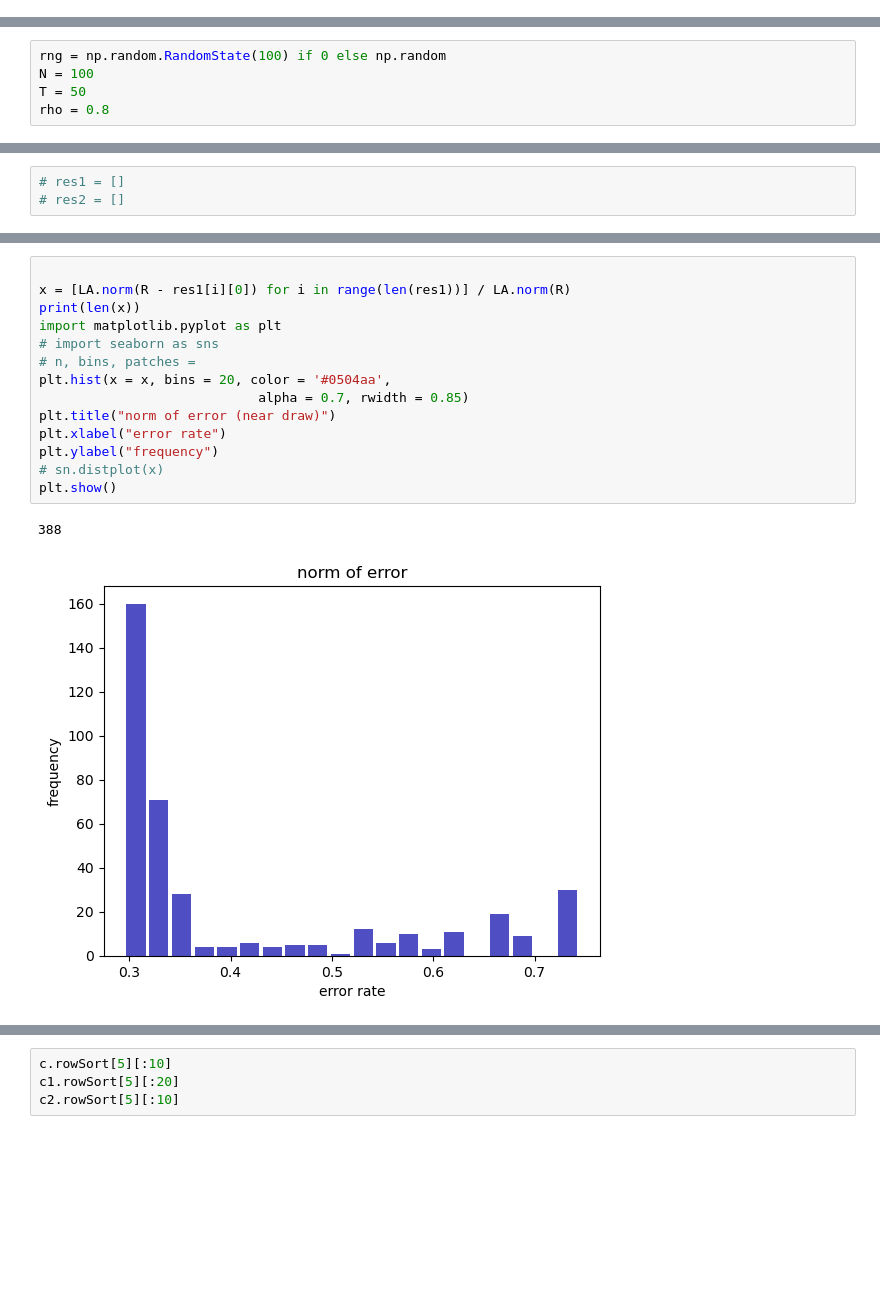
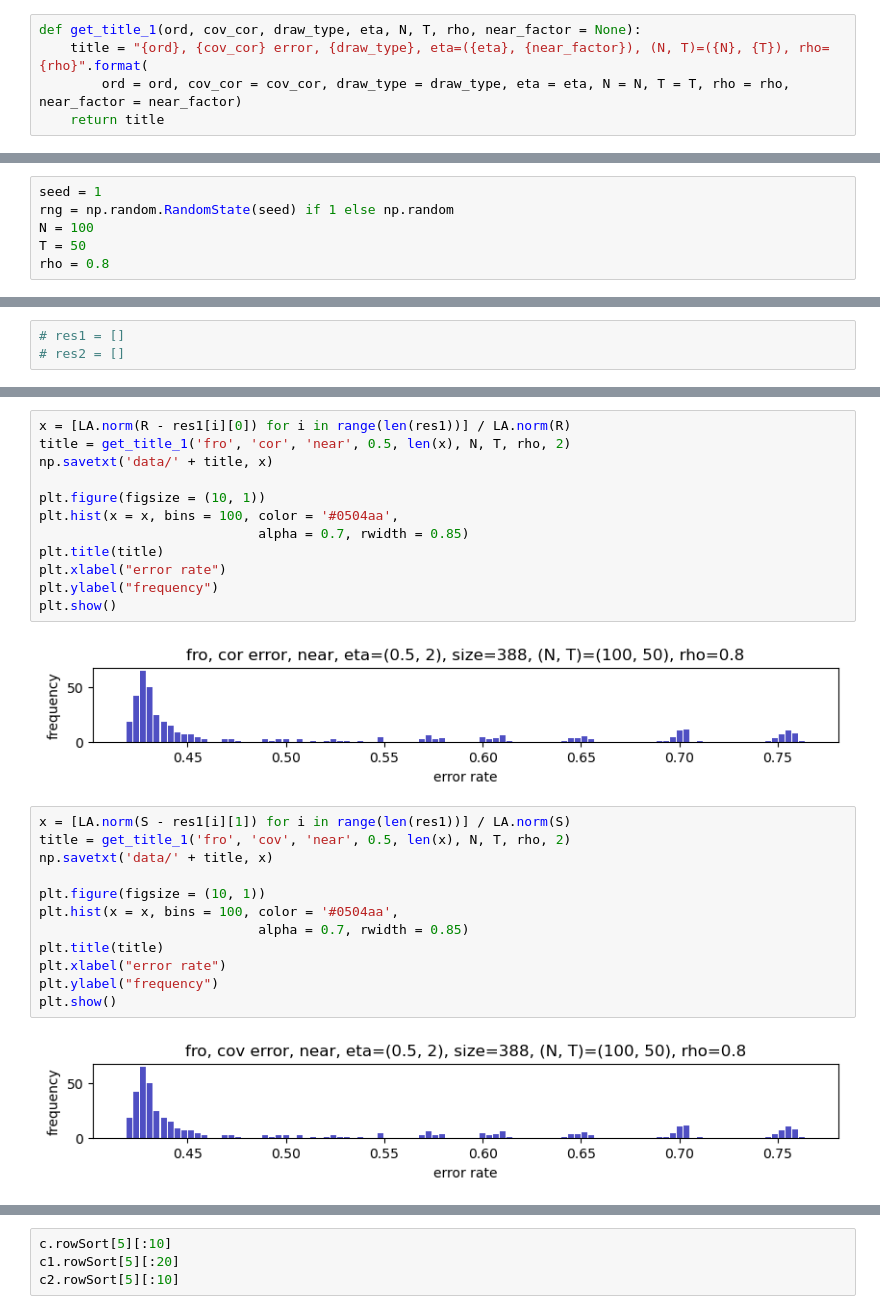
Before and after one commit to pkuxklx/Comention_simu, a Jupyter notebook: lx_simulation.ipynb, the cells around one changed output, grey strips where cells are left out. Drawn from its saved outputs; the diff is of its cells as text; blank space fills up the shorter version.

Commit message:
save_data_fig, distribution data and fig

```diff
--- a/lx_simulation.ipynb
+++ b/lx_simulation.ipynb
@@ -96,3 +96,8 @@ def gen_L(S, eta, verbose = False, draw_type = 'random', is_random = False,
     L_eta = 1 / new_rowSort
     res = (L_eta, new_rowSort, rowSort)
     return res if verbose else L_eta
+# %%
+def get_title_1(ord, cov_cor, draw_type, eta, N, T, rho, near_factor = None):
+    title = "{ord}, {cov_cor} error, {draw_type}, eta=({eta}, {near_factor}), (N, T)=({N}, {T}), rho={rho}".format(
+        ord = ord, cov_cor = cov_cor, draw_type = draw_type, eta = eta, N = N, T = T, rho = rho, near_factor = near_factor)
+    return title
@@ -99,5 +125,6 @@ def gen_L(S, eta, verbose = False, draw_type = 'random', is_random = False,
 # %%
-rng = np.random.RandomState(100) if 0 else np.random
+seed = 1
+rng = np.random.RandomState(seed) if 1 else np.random
 N = 100
 T = 50
 rho = 0.8
@@ -190,20 +232,31 @@ len(res1)
 4
 KeyboardInterrupt:
 # %%
+x = [LA.norm(R - res1[i][0]) for i in range(len(res1))] / LA.norm(R)
+title = get_title_1('fro', 'cor', 'near', 0.5, len(x), N, T, rho, 2)
+np.savetxt('data/' + title, x)
 
-x = [LA.norm(R - res1[i][0]) for i in range(len(res1))] / LA.norm(R)
-print(len(x))
-import matplotlib.pyplot as plt
-# import seaborn as sns
-# n, bins, patches =
-plt.hist(x = x, bins = 20, color = '#0504aa',
+plt.figure(figsize = (10, 1))
+plt.hist(x = x, bins = 100, color = '#0504aa',
                             alpha = 0.7, rwidth = 0.85)
-plt.title("norm of error (near draw)")
+plt.title(title)
 plt.xlabel("error rate")
 plt.ylabel("frequency")
-# sn.distplot(x)
 plt.show()
 # %% [output]
-388
-[figure, old version]
+[figure, new version]
+# %%
+x = [LA.norm(S - res1[i][1]) for i in range(len(res1))] / LA.norm(S)
+title = get_title_1('fro', 'cov', 'near', 0.5, len(x), N, T, rho, 2)
+np.savetxt('data/' + title, x)
+
+plt.figure(figsize = (10, 1))
+plt.hist(x = x, bins = 100, color = '#0504aa',
+                            alpha = 0.7, rwidth = 0.85)
+plt.title(title)
+plt.xlabel("error rate")
+plt.ylabel("frequency")
+plt.show()
+# %% [output]
+[figure, added]
 # %%
```
Also changed, not shown: parts of 14 cells of this notebook, 24 other files.
